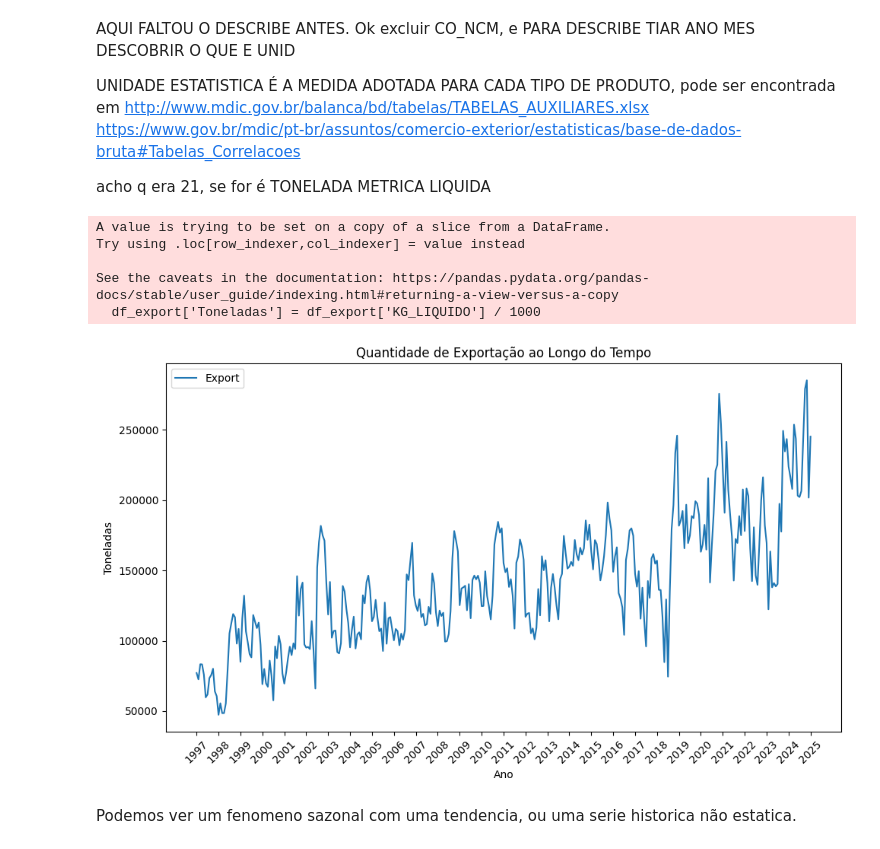
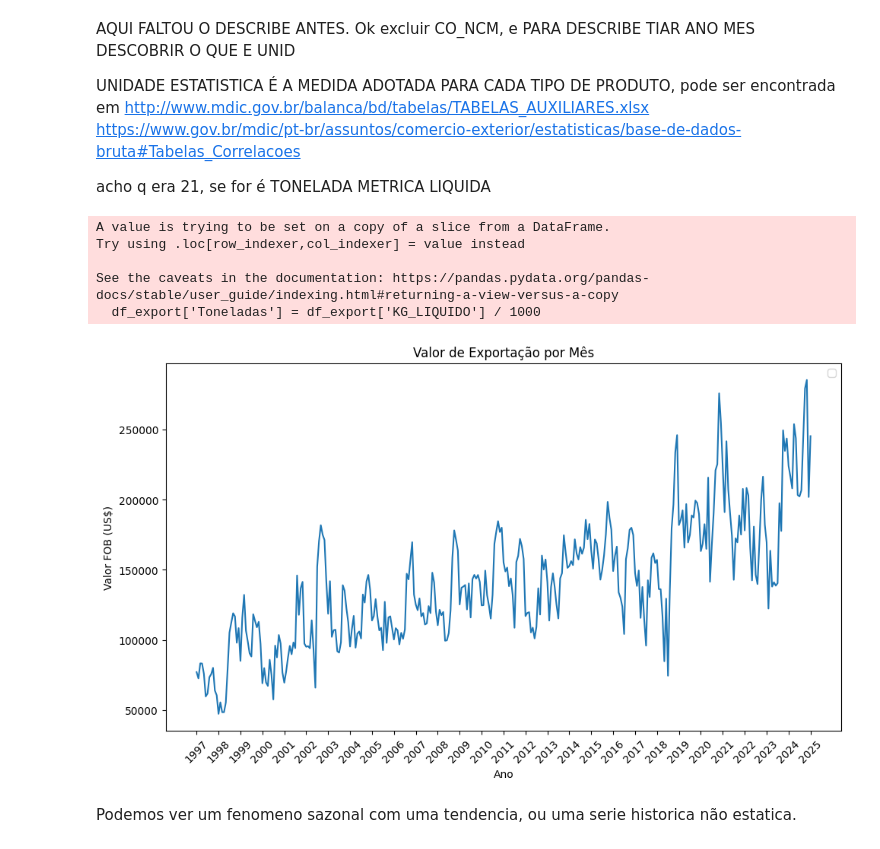
Before and after one commit to dandoni/IELSenai, a Jupyter notebook: Problema 1.ipynb, the cells around one changed output. Drawn from its saved outputs; the diff is of its cells as text; code cells hidden in the pictures.

```diff
--- a/Problema 1.ipynb
+++ b/Problema 1.ipynb
@@ -182,36 +193,36 @@ from sklearn.metrics import r2_score
 # Filtrar os dados para Label = 'Export'
 df_export = merged_df[merged_df['Label'] == 'Export']
 
 # Gráfico para o valor FOB com ticks por ano
 plt.figure(figsize=(10,6))
 
 df_export['Toneladas'] = df_export['KG_LIQUIDO'] / 1000
 
 # Plotando os dados de 'Export'
-plt.plot(df_export['CO_MES'].astype(str) + '/' + df_export['CO_ANO'].astype(str), df_export['Toneladas'], label='Export')
+plt.plot(df_export['CO_MES'].astype(str) + '/' + df_export['CO_ANO'].astype(str), df_export['Toneladas'])
 
 # Definir título e rótulos
-plt.title('Quantidade de Exportação ao Longo do Tempo')
+plt.title('Valor de Exportação por Mês')
 plt.xlabel('Ano')
-plt.ylabel('Toneladas')
+plt.ylabel('Valor FOB (US$)')
 
 # Definir os ticks no eixo x para mostrar apenas os anos
 # Usaremos a função `plt.xticks` para definir os ticks e garantir que apenas os anos sejam mostrados
 years = df_export['CO_ANO'].unique()
 year_labels = [str(year) for year in years]
 
 # Alterar os ticks no eixo x para exibir apenas os anos
 plt.xticks(ticks=range(0, len(df_export), 12), labels=year_labels, rotation=45)  # Ajuste para cada 12 meses
 
 plt.legend()
 plt.tight_layout()
 plt.show()
 # %% [output]
 A value is trying to be set on a copy of a slice from a DataFrame.
 Try using .loc[row_indexer,col_indexer] = value instead
 
 See the caveats in the documentation: https://pandas.pydata.org/pandas-docs/stable/user_guide/indexing.html#returning-a-view-versus-a-copy
   df_export['Toneladas'] = df_export['KG_LIQUIDO'] / 1000
-[figure, old version]
+[figure, new version]
 # %% [markdown]
 Podemos ver um fenomeno sazonal com uma tendencia, ou uma serie historica não estatica.
```
Also changed, not shown: parts of 13 cells of this notebook.
